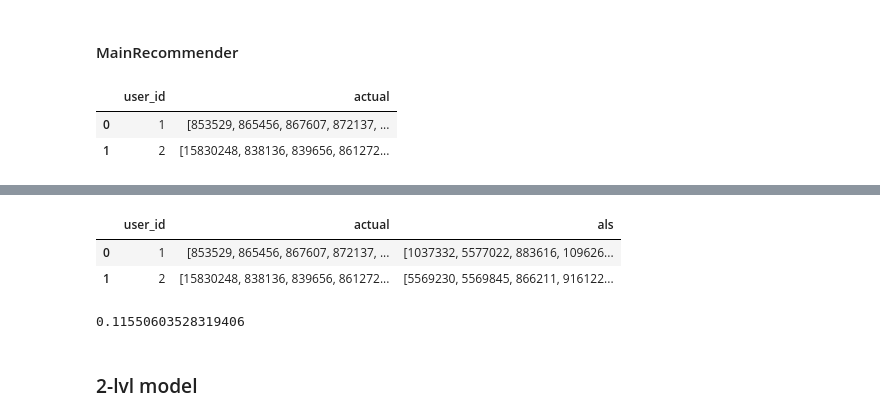
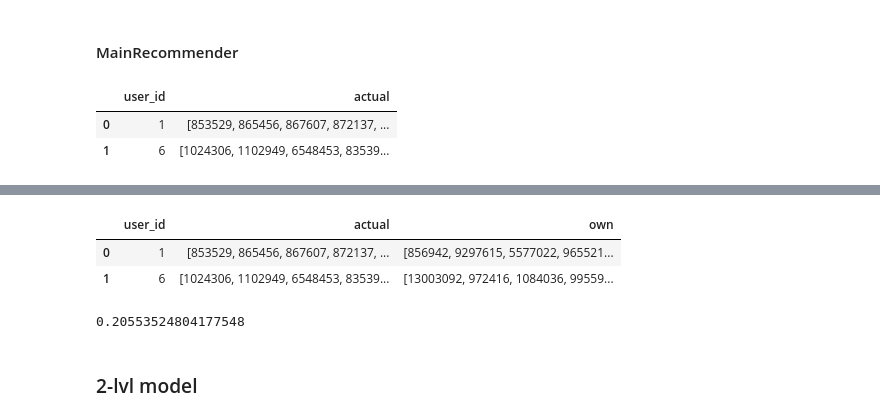
Before and after one commit to mechanic3000/GB_Recommender_systems, a Jupyter notebook: Project.ipynb, the cells around one changed output, grey strips where cells are left out. Saved outputs shown, nothing was run; the diff lists cells and outputs as text; code cells hidden in the pictures.

```diff
--- a/Project.ipynb
+++ b/Project.ipynb
@@ -30,9 +32,9 @@ from src.metrics import precision_at_k, recall_at_k
 from src.utils import prefilter_items
 from src.recommenders import MainRecommender
 # %%
-data = pd.read_csv('../webinar_3/raw_data/retail_train.csv')
-item_features = pd.read_csv('../webinar_3/raw_data/product.csv')
-user_features = pd.read_csv('../webinar_3/raw_data/hh_demographic.csv')
+data = pd.read_csv('data/retail_train.csv')
+item_features = pd.read_csv('data/product.csv')
+user_features = pd.read_csv('data/hh_demographic.csv')
 
 # column processing
 item_features.columns = [col.lower() for col in item_features.columns]
@@ -63,7 +65,7 @@ data_train_lvl_1.head(2)
 # %%
 n_items_before = data_train_lvl_1['item_id'].nunique()
 
-data_train_lvl_1 = prefilter_items(data_train_lvl_1, item_features=item_features, take_n_popular=5000)
+data_train_lvl_1 = prefilter_items(data_train_lvl_1, item_features=item_features, take_n_popular=3000)
 
 n_items_after = data_train_lvl_1['item_id'].nunique()
 print('Decreased # items from {} to {}'.format(n_items_before, n_items_after))
@@ -71,0 +78,13 @@ Decreased # items from 83685 to 5001
+# %%
+# общие пользователи
+common_users = list(set(data_train_lvl_1.user_id.values)&(set(data_val_lvl_1.user_id.values))&set(data_val_lvl_2.user_id.values))
+
+data_train_lvl_1 = data_train_lvl_1[data_train_lvl_1.user_id.isin(common_users)]
+data_val_lvl_1 = data_val_lvl_1[data_val_lvl_1.user_id.isin(common_users)]
+data_train_lvl_2 = data_train_lvl_2[data_train_lvl_2.user_id.isin(common_users)]
+data_val_lvl_2 = data_val_lvl_2[data_val_lvl_2.user_id.isin(common_users)]
+
+print_stats_data(data_train_lvl_1,'train_lvl_1')
+print_stats_data(data_val_lvl_1,'val_lvl_1')
+print_stats_data(data_train_lvl_2,'train_lvl_2')
+print_stats_data(data_val_lvl_2,'val_lvl_2')
@@ -80,7 +108,7 @@ result_lvl_1.head(2)
 # %% [output]
 |  | user_id | actual |
 | 0 | 1 | [853529, 865456, 867607, 872137, ... |
-| 1 | 2 | [15830248, 838136, 839656, 861272... |
+| 1 | 6 | [1024306, 1102949, 6548453, 83539... |
 # %%
 def do_recommend(model, func, n, k):
 
@@ -102,8 +130,8 @@ def do_recommend(model, func, n, k):
 # %%
 %%time
 
-k = 100
-result_lvl_1['als'] = result_lvl_1['user_id'].apply(lambda x:
-                                                    do_recommend(recommender, 'get_als_recommendations', x, k))
+k = 50
+result_lvl_1['own'] = result_lvl_1['user_id'].apply(lambda x:
+                                                    recommender.get_own_recommendations(x, k))
 result_lvl_1.head(2)
 # %% [output]
@@ -112,10 +140,10 @@ Wall time: 21 s
-|  | user_id | actual | als |
-| 0 | 1 | [853529, 865456, 867607, 872137, ... | [1037332, 5577022, 883616, 109626... |
-| 1 | 2 | [15830248, 838136, 839656, 861272... | [5569230, 5569845, 866211, 916122... |
+|  | user_id | actual | own |
+| 0 | 1 | [853529, 865456, 867607, 872137, ... | [856942, 9297615, 5577022, 965521... |
+| 1 | 6 | [1024306, 1102949, 6548453, 83539... | [13003092, 972416, 1084036, 99559... |
 # %%
-result_lvl_1.apply(lambda row: precision_at_k(row['als'], row['actual'], k=5), axis=1).mean()
+result_lvl_1.apply(lambda row: precision_at_k(row['own'], row['actual'], k=5), axis=1).mean()
 # %% [output]
-0.11550603528319406
+0.20553524804177548
 # %% [markdown]
 ### 2-lvl model
 # %%
```
Also changed, not shown: parts of 40 cells of this notebook.
